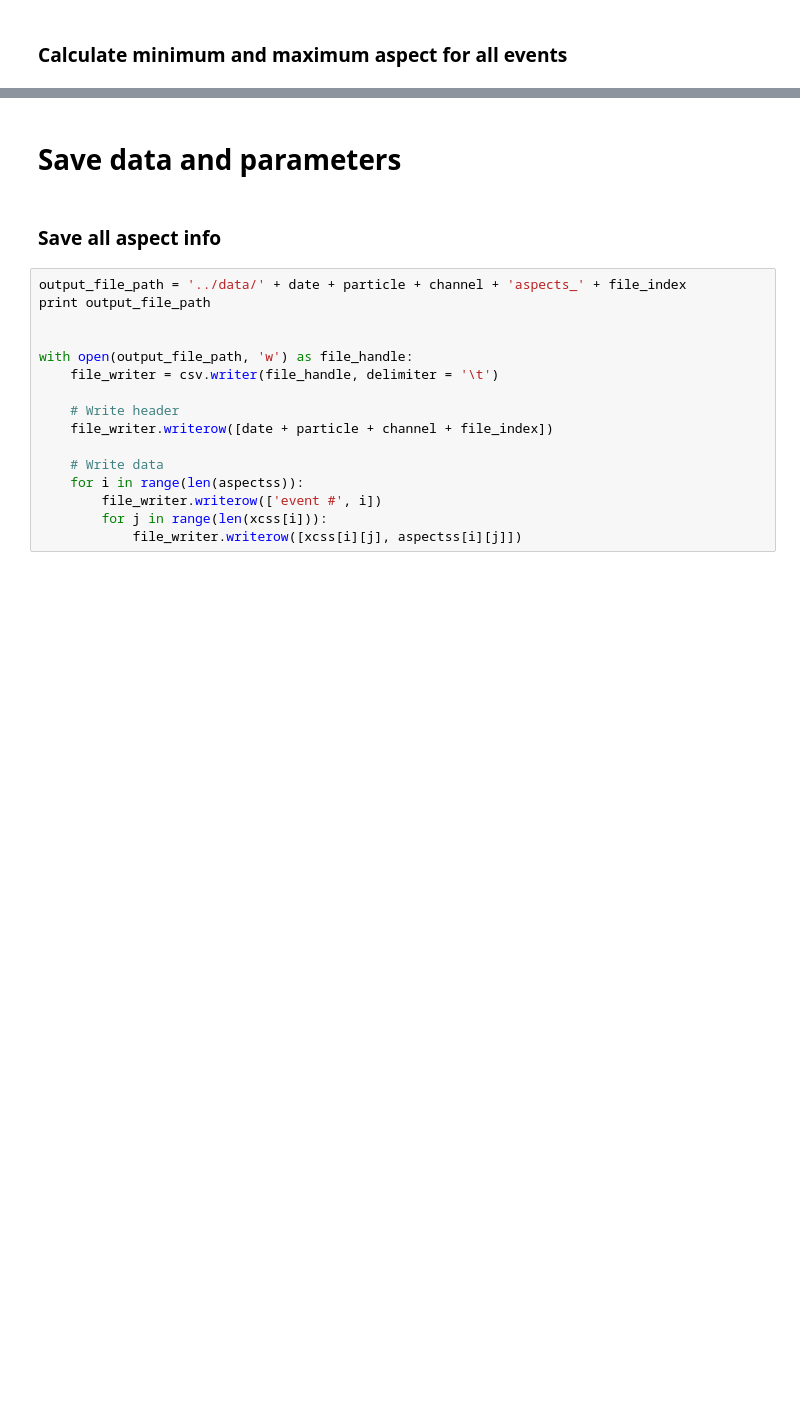
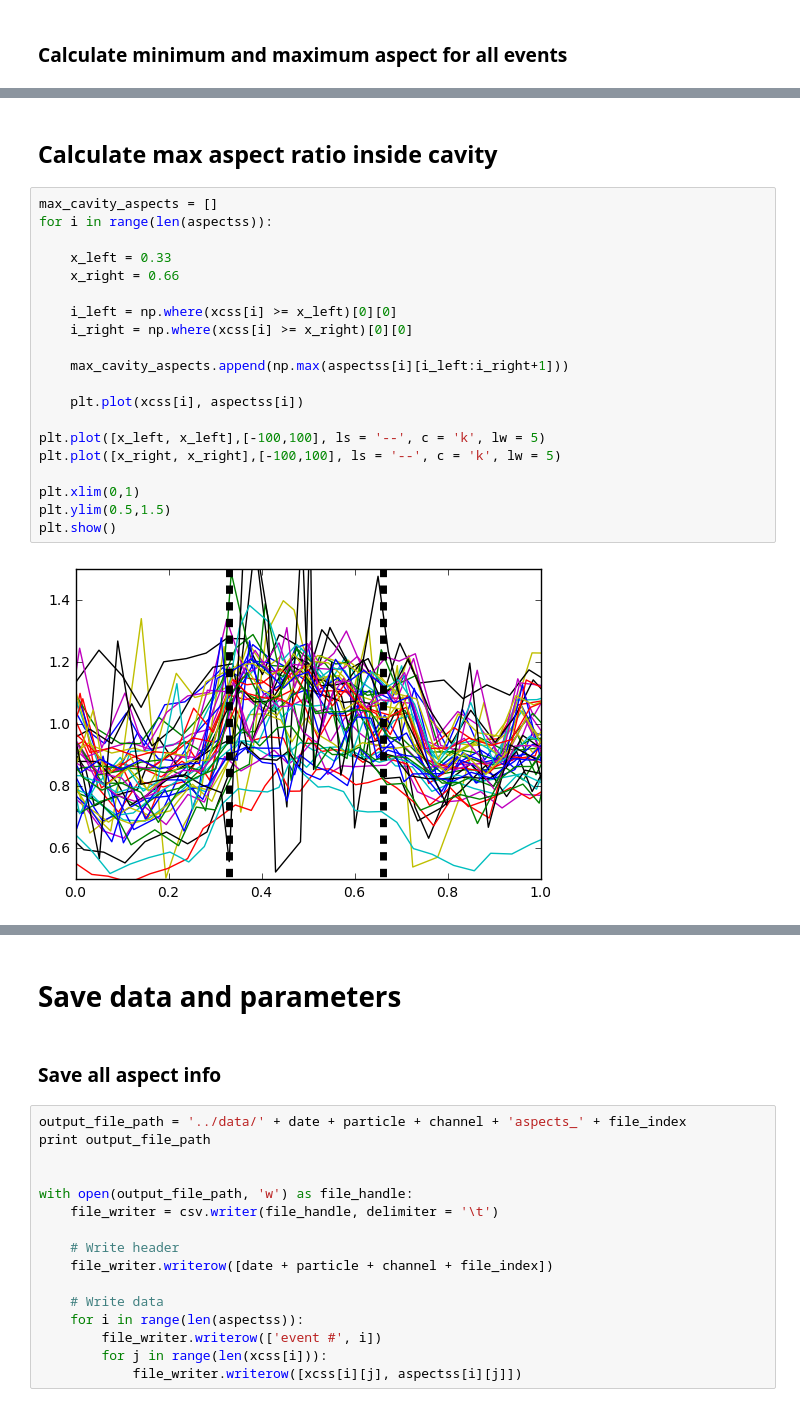
Before and after one commit to codycombs/cell_deformation, a Jupyter notebook: aspect_ratios.ipynb, the cells around one changed output, grey strips where cells are left out. Drawn from its saved outputs; the diff is of its cells as text; blank space fills up the shorter version.

```diff
--- a/aspect_ratios.ipynb
+++ b/aspect_ratios.ipynb
@@ -250,0 +251,24 @@ plt.show()
+# %% [markdown]
+## Calculate max aspect ratio inside cavity
+# %%
+max_cavity_aspects = []
+for i in range(len(aspectss)):
+
+    x_left = 0.33
+    x_right = 0.66
+
+    i_left = np.where(xcss[i] >= x_left)[0][0]
+    i_right = np.where(xcss[i] >= x_right)[0][0]
+
+    max_cavity_aspects.append(np.max(aspectss[i][i_left:i_right+1]))
+
+    plt.plot(xcss[i], aspectss[i])
+
+plt.plot([x_left, x_left],[-100,100], ls = '--', c = 'k', lw = 5)
+plt.plot([x_right, x_right],[-100,100], ls = '--', c = 'k', lw = 5)
+
+plt.xlim(0,1)
+plt.ylim(0.5,1.5)
+plt.show()
+# %% [output]
+[figure, added]
```
Also changed, not shown: parts of 11 cells of this notebook, 3 other files.
